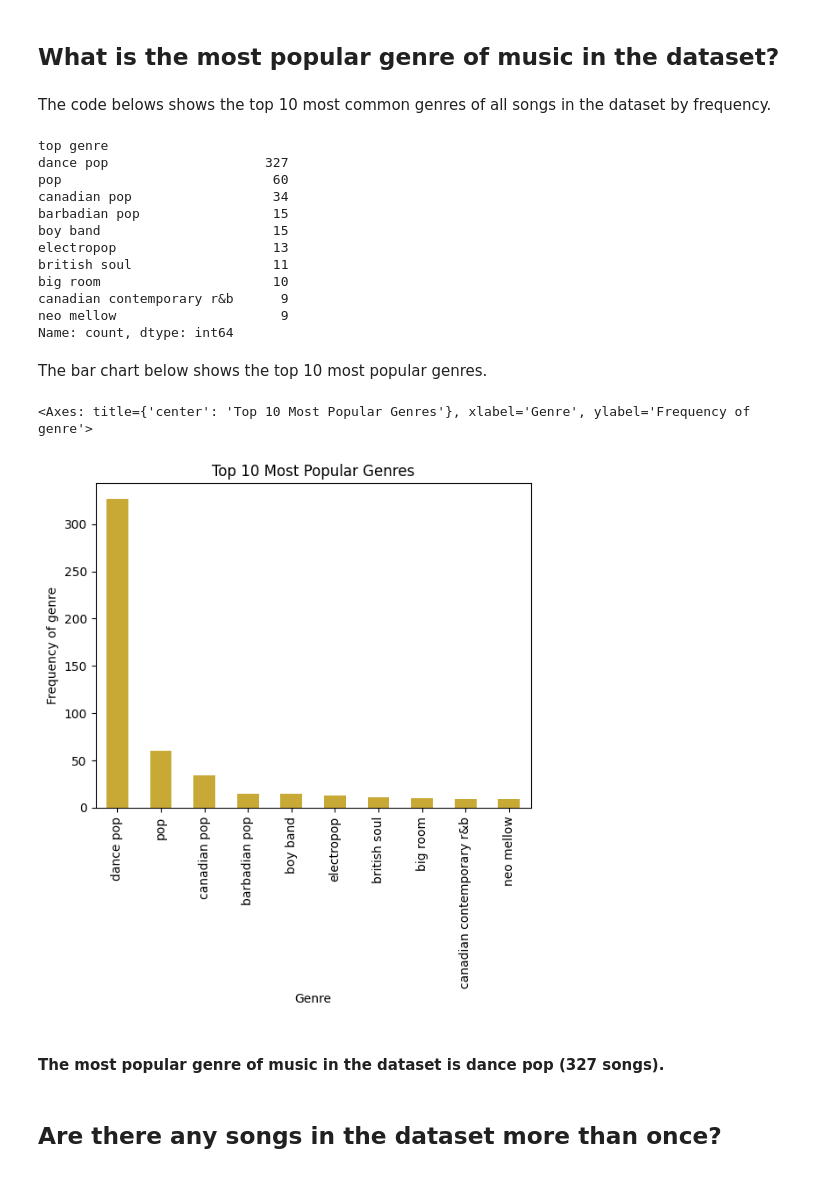
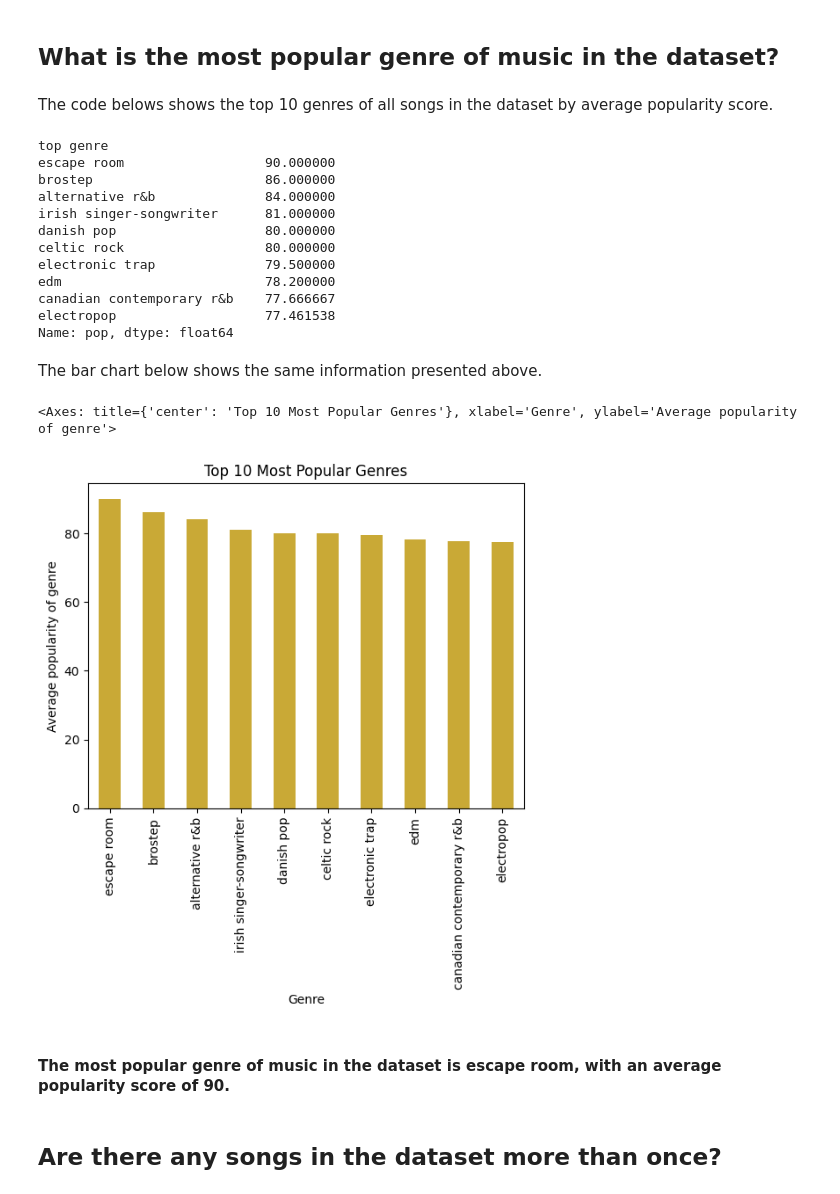
Before and after one commit to koalfred/musicalanalysis, a Jupyter notebook: Musical Analysis.ipynb, the cells around one changed output. Saved outputs shown, nothing was run; the diff lists cells and outputs as text; code cells hidden in the pictures.

```diff
--- a/Musical Analysis.ipynb
+++ b/Musical Analysis.ipynb
@@ -83,33 +83,33 @@ top_10_artists.plot.bar(x='Artist', title='Top 10 Artists with Most Songs', xlab
 #### Katy Perry has the most songs in the dataset (17).
 # %% [markdown]
 ## What is the most popular genre of music in the dataset?
-# %% [markdown]
-The code belows shows the top 10 most common genres of all songs in the dataset by frequency.
+# %% [markdown]
+The code belows shows the top 10 genres of all songs in the dataset by average popularity score.
 # %%
-all_top_songs['top genre'].value_counts().head(10)
+all_top_songs.groupby('top genre').pop.mean().sort_values(ascending=False).head(10)
 # %% [output]
 top genre
-dance pop                    327
-pop                           60
-canadian pop                  34
-barbadian pop                 15
-boy band                      15
-electropop                    13
-british soul                  11
-big room                      10
-canadian contemporary r&b      9
-neo mellow                     9
-Name: count, dtype: int64
+escape room                  90.000000
+brostep                      86.000000
+alternative r&b              84.000000
+irish singer-songwriter      81.000000
+danish pop                   80.000000
+celtic rock                  80.000000
+electronic trap              79.500000
+edm                          78.200000
+canadian contemporary r&b    77.666667
+electropop                   77.461538
+Name: pop, dtype: float64
-# %% [markdown]
-The bar chart below shows the top 10 most popular genres.
+# %% [markdown]
+The bar chart below shows the same information presented above.
 # %%
-top_10_genres = all_top_songs['top genre'].value_counts().head(10)
-top_10_genres.plot.bar(x='top genre', title='Top 10 Most Popular Genres', xlabel='Genre', ylabel='Frequency of genre', color='#c9a936')
+top_10_genres = all_top_songs.groupby('top genre').pop.mean().sort_values(ascending=False).head(10)
+top_10_genres.plot.bar(x='top genre', title='Top 10 Most Popular Genres', xlabel='Genre', ylabel='Average popularity of genre', color='#c9a936')
 # %% [output]
-<Axes: title={'center': 'Top 10 Most Popular Genres'}, xlabel='Genre', ylabel='Frequency of genre'>
+<Axes: title={'center': 'Top 10 Most Popular Genres'}, xlabel='Genre', ylabel='Average popularity of genre'>
-[figure, old version]
+[figure, new version]
-# %% [markdown]
-#### The most popular genre of music in the dataset is dance pop (327 songs).
+# %% [markdown]
+#### The most popular genre of music in the dataset is escape room, with an average popularity score of 90.
 # %% [markdown]
 ## Are there any songs in the dataset more than once?
 # %% [markdown]
```
